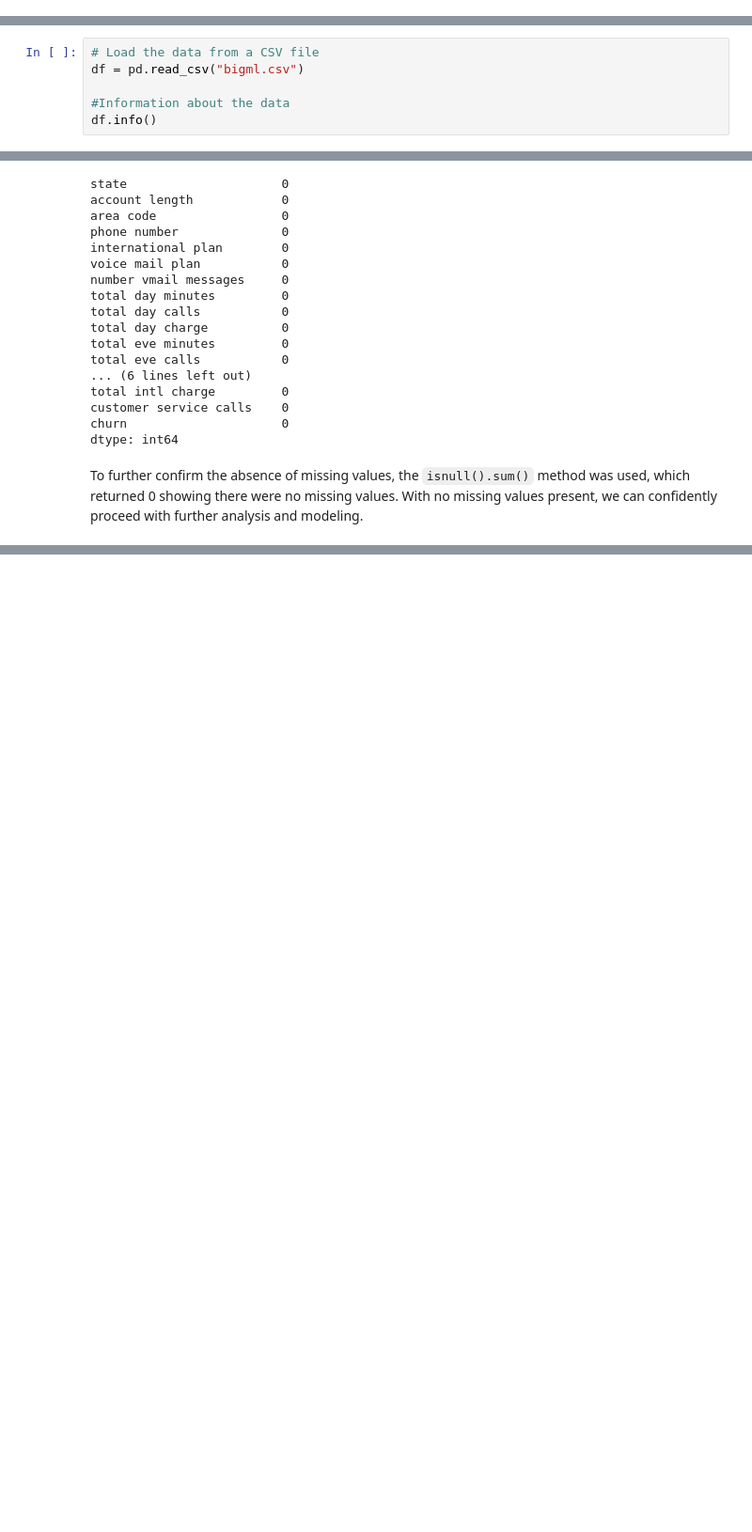
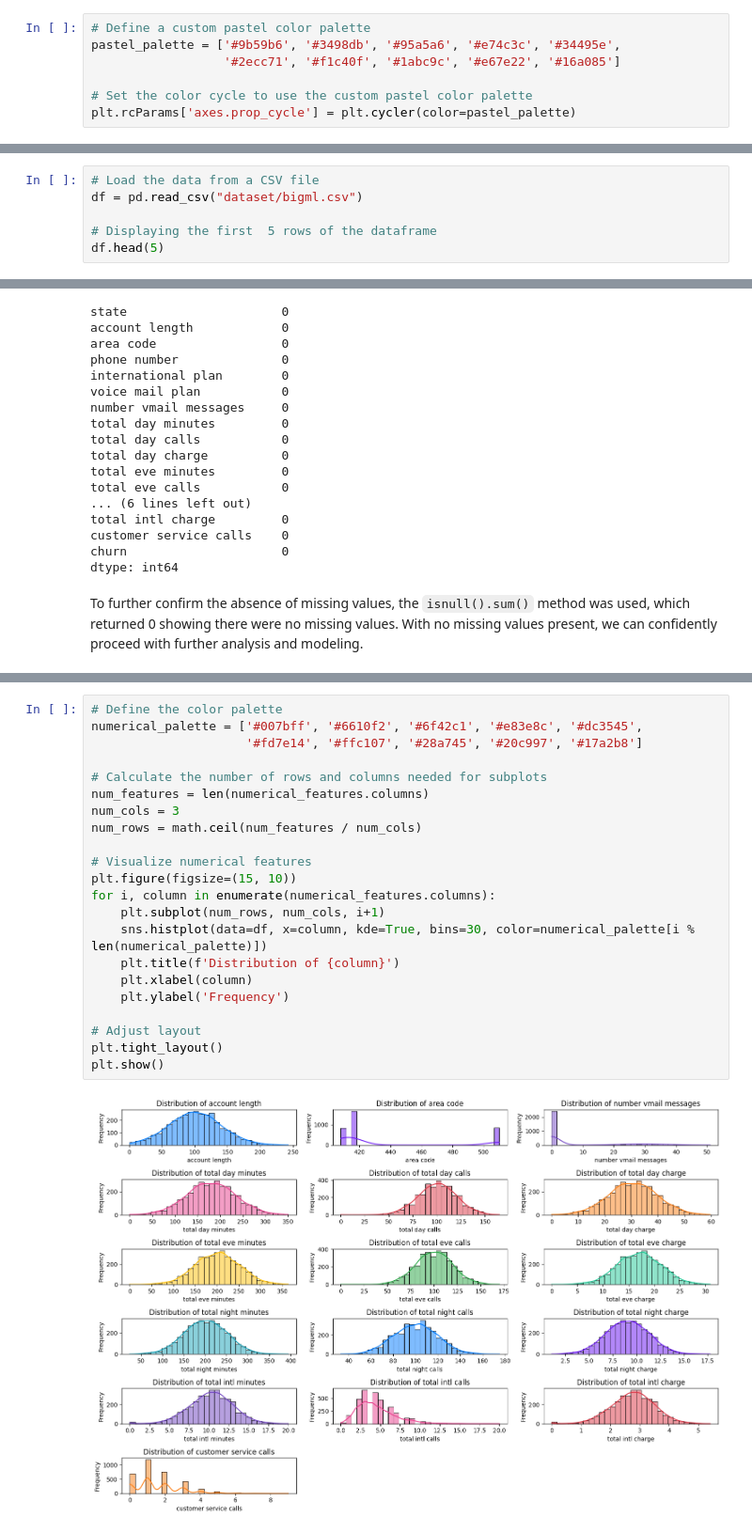
Before and after one commit to yunazzy/SyriaTel-Customer-Churn-Project, a Jupyter notebook: SyriaTel.ipynb, the cells around one changed output, grey strips where cells are left out. Shown at 94% size. Saved outputs shown, nothing was run; the diff lists cells and outputs as text; blank space fills up the shorter version.

Commit message:
Update notebook(Data Preprocessing)

```diff
--- a/SyriaTel.ipynb
+++ b/SyriaTel.ipynb
@@ -62,9 +78,16 @@ from xgboost import XGBClassifier
+# %%
+# Define a custom pastel color palette
+pastel_palette = ['#9b59b6', '#3498db', '#95a5a6', '#e74c3c', '#34495e',
+                  '#2ecc71', '#f1c40f', '#1abc9c', '#e67e22', '#16a085']
+
+# Set the color cycle to use the custom pastel color palette
+plt.rcParams['axes.prop_cycle'] = plt.cycler(color=pastel_palette)
 # %% [markdown]
 Loading the data from the csv file
 # %%
 # Load the data from a CSV file
-df = pd.read_csv("bigml.csv")
+df = pd.read_csv("dataset/bigml.csv")
 
-#Information about the data
-df.info()
+# Displaying the first  5 rows of the dataframe
+df.head(5)
 # %% [output]
@@ -138,0 +165,24 @@ df.describe()
+# %%
+# Define the color palette
+numerical_palette = ['#007bff', '#6610f2', '#6f42c1', '#e83e8c', '#dc3545',
+                     '#fd7e14', '#ffc107', '#28a745', '#20c997', '#17a2b8']
+
+# Calculate the number of rows and columns needed for subplots
+num_features = len(numerical_features.columns)
+num_cols = 3
+num_rows = math.ceil(num_features / num_cols)
+
+# Visualize numerical features
+plt.figure(figsize=(15, 10))
+for i, column in enumerate(numerical_features.columns):
+    plt.subplot(num_rows, num_cols, i+1)
+    sns.histplot(data=df, x=column, kde=True, bins=30, color=numerical_palette[i % len(numerical_palette)])
+    plt.title(f'Distribution of {column}')
+    plt.xlabel(column)
+    plt.ylabel('Frequency')
+
+# Adjust layout
+plt.tight_layout()
+plt.show()
+# %% [output]
+[figure, added]
```
Also changed, not shown: parts of 27 cells of this notebook, 5 other files.
